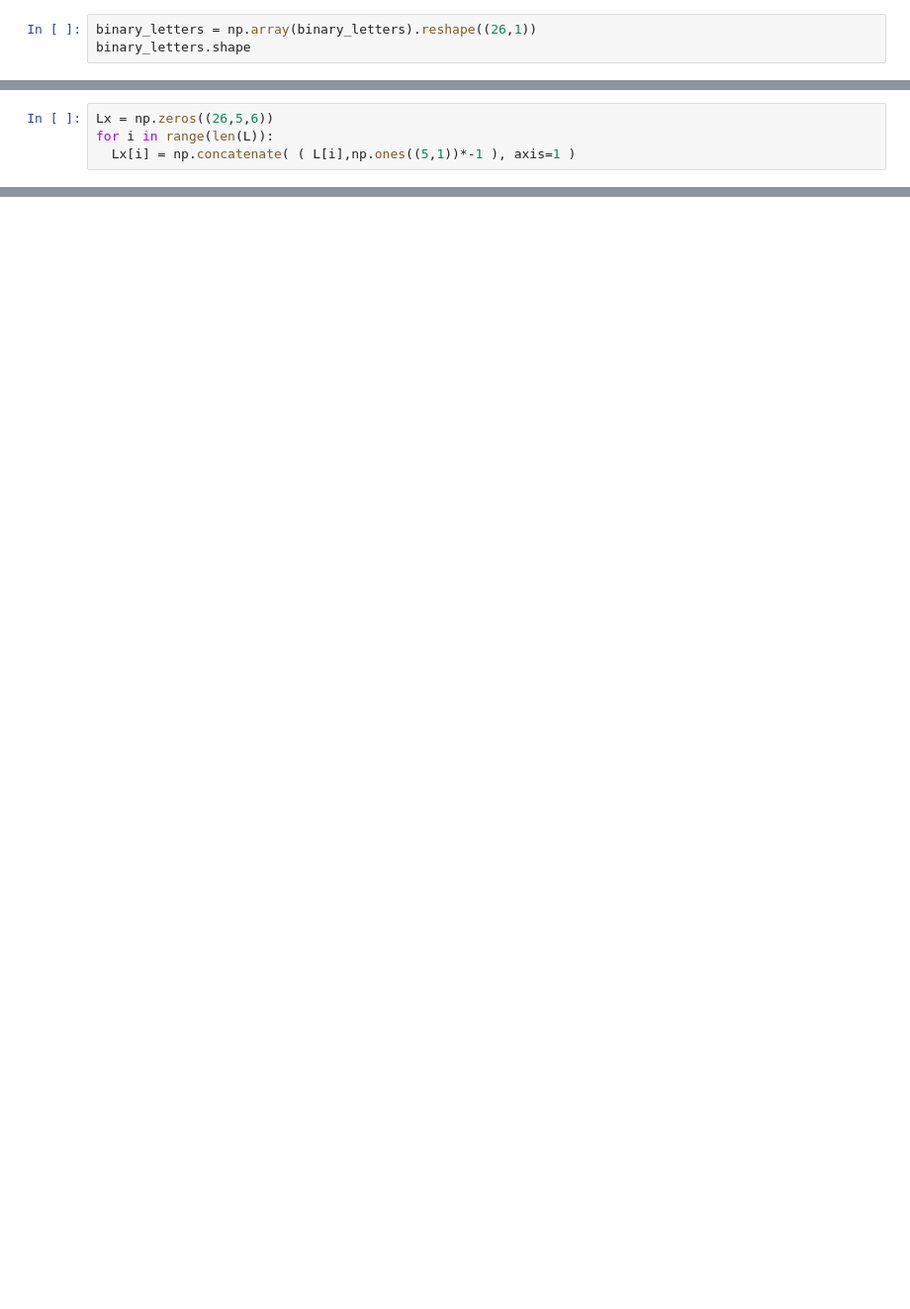
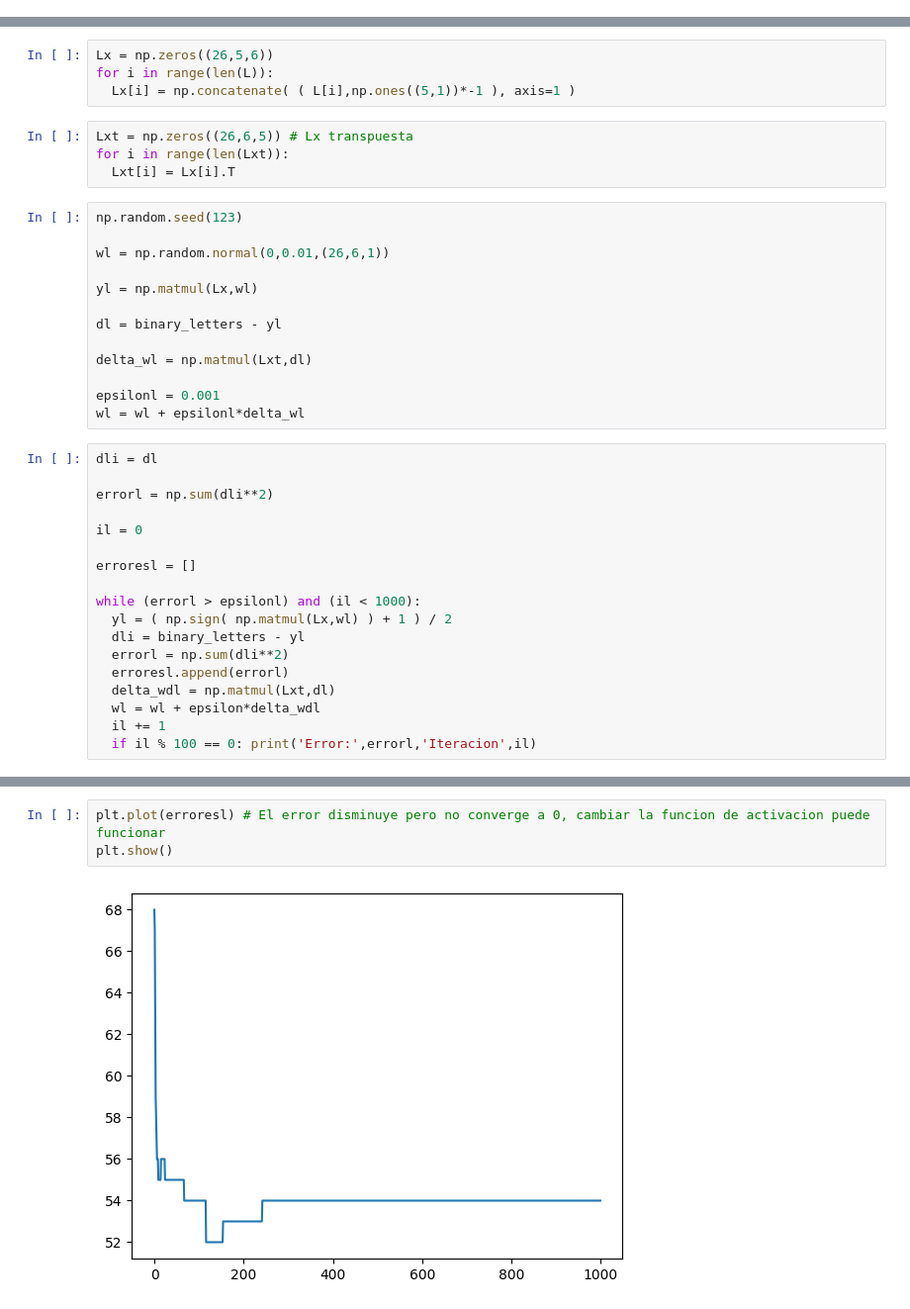
Before and after one commit to tobiasmunoz/RedesNeuronales, a Jupyter notebook: PerceptronSimple.ipynb, the cells around one changed output, grey strips where cells are left out. Shown at 99% size. Cells and saved outputs as stored; diff of their text form; blank space fills up the shorter version.

Commit message:
todo resuelto, aunque el ultimo no converge a 0

```diff
--- a/PerceptronSimple.ipynb
+++ b/PerceptronSimple.ipynb
@@ -528,3 +536,0 @@ for letter in alphabet:
-# %%
-binary_letters = np.array(binary_letters).reshape((26,1))
-binary_letters.shape
@@ -534,3 +538,38 @@ binary_letters.shape
 Lx = np.zeros((26,5,6))
 for i in range(len(L)):
   Lx[i] = np.concatenate( ( L[i],np.ones((5,1))*-1 ), axis=1 )
+# %%
+Lxt = np.zeros((26,6,5)) # Lx transpuesta
+for i in range(len(Lxt)):
+  Lxt[i] = Lx[i].T
+# %%
+np.random.seed(123)
+
+wl = np.random.normal(0,0.01,(26,6,1))
+
+yl = np.matmul(Lx,wl)
+
+dl = binary_letters - yl
+
+delta_wl = np.matmul(Lxt,dl)
+
+epsilonl = 0.001
+wl = wl + epsilonl*delta_wl
+# %%
+dli = dl
+
+errorl = np.sum(dli**2)
+
+il = 0
+
+erroresl = []
+
+while (errorl > epsilonl) and (il < 1000):
+  yl = ( np.sign( np.matmul(Lx,wl) ) + 1 ) / 2
+  dli = binary_letters - yl
+  errorl = np.sum(dli**2)
+  erroresl.append(errorl)
+  delta_wdl = np.matmul(Lxt,dl)
+  wl = wl + epsilon*delta_wdl
+  il += 1
+  if il % 100 == 0: print('Error:',errorl,'Iteracion',il)
@@ -536,0 +587,5 @@ for i in range(len(L)):
+# %%
+plt.plot(erroresl) # El error disminuye pero no converge a 0, cambiar la funcion de activacion puede funcionar
+plt.show()
+# %% [output]
+[figure, added]
```
Also changed, not shown: parts of 7 cells of this notebook.
